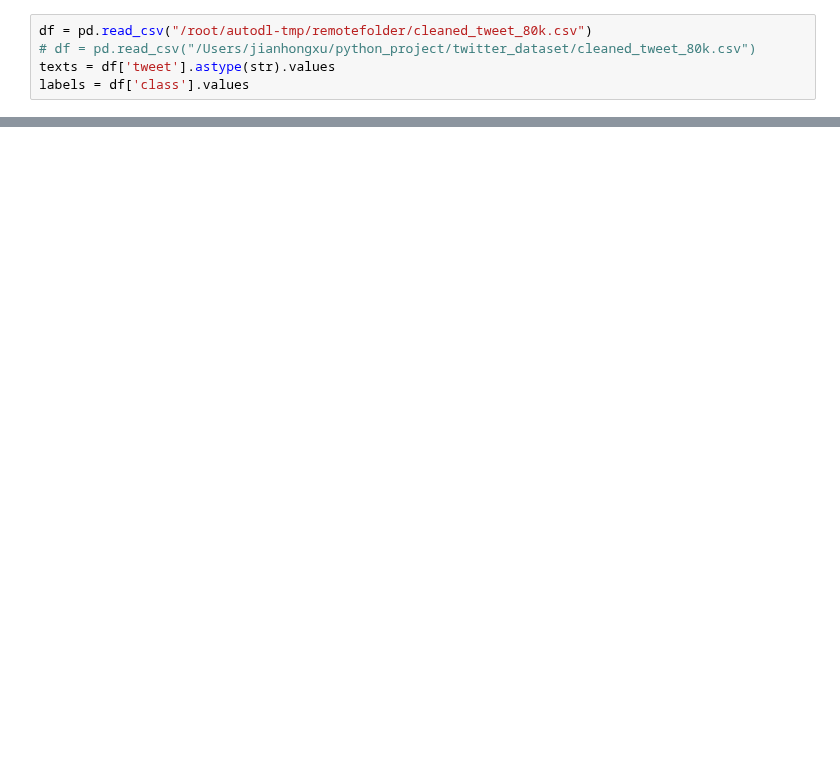
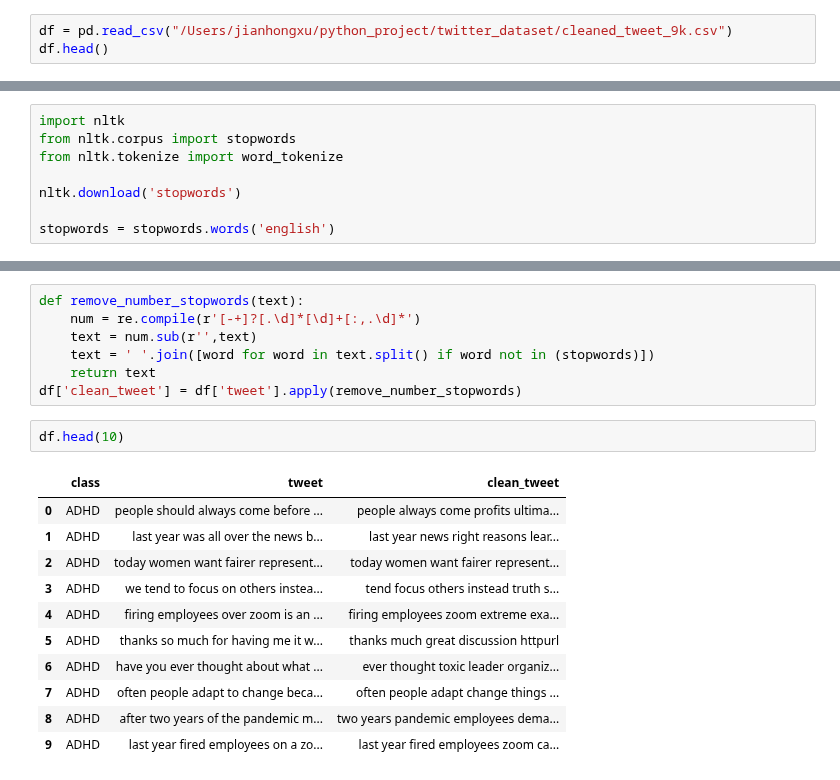
Before and after one commit to xujianhong/Twitter_depression_detection, a Jupyter notebook: BiLSTM.ipynb, the cells around one changed output, grey strips where cells are left out. Saved outputs shown, nothing was run; the diff lists cells and outputs as text; blank space fills up the shorter version.

```diff
--- a/BiLSTM.ipynb
+++ b/BiLSTM.ipynb
@@ -54,5 +25,3 @@ class BiLSTMClassifier(nn.Module):
 # %%
-df = pd.read_csv("/root/autodl-tmp/remotefolder/cleaned_tweet_80k.csv")
-# df = pd.read_csv("/Users/jianhongxu/python_project/twitter_dataset/cleaned_tweet_80k.csv")
-texts = df['tweet'].astype(str).values
-labels = df['class'].values
+df = pd.read_csv("/Users/jianhongxu/python_project/twitter_dataset/cleaned_tweet_9k.csv")
+df.head()
@@ -203,0 +35,8 @@ Epoch 12/20
+# %%
+import nltk
+from nltk.corpus import stopwords
+from nltk.tokenize import word_tokenize
+
+nltk.download('stopwords')
+
+stopwords = stopwords.words('english')
@@ -203,0 +47,21 @@ Epoch 12/20
+# %%
+def remove_number_stopwords(text):
+    num = re.compile(r'[-+]?[.\d]*[\d]+[:,.\d]*')
+    text = num.sub(r'',text)
+    text = ' '.join([word for word in text.split() if word not in (stopwords)])
+    return text
+df['clean_tweet'] = df['tweet'].apply(remove_number_stopwords)
+# %%
+df.head(10)
+# %% [output]
+|  | class | tweet | clean_tweet |
+| 0 | ADHD | people should always come before ... | people always come profits ultima... |
+| 1 | ADHD | last year was all over the news b... | last year news right reasons lear... |
+| 2 | ADHD | today women want fairer represent... | today women want fairer represent... |
+| 3 | ADHD | we tend to focus on others instea... | tend focus others instead truth s... |
+| 4 | ADHD | firing employees over zoom is an ... | firing employees zoom extreme exa... |
+| 5 | ADHD | thanks so much for having me it w... | thanks much great discussion httpurl |
+| 6 | ADHD | have you ever thought about what ... | ever thought toxic leader organiz... |
+| 7 | ADHD | often people adapt to change beca... | often people adapt change things ... |
+| 8 | ADHD | after two years of the pandemic m... | two years pandemic employees dema... |
+| 9 | ADHD | last year fired employees on a zo... | last year fired employees zoom ca... |
```
Also changed, not shown: parts of 26 cells of this notebook.
